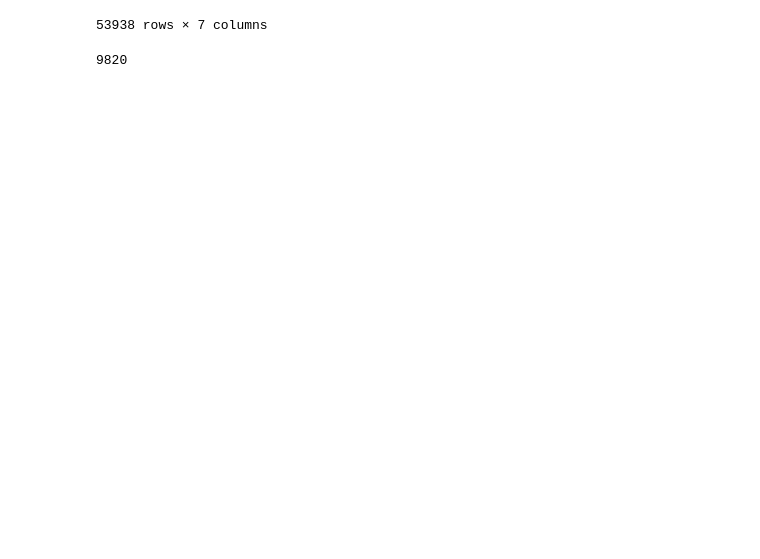
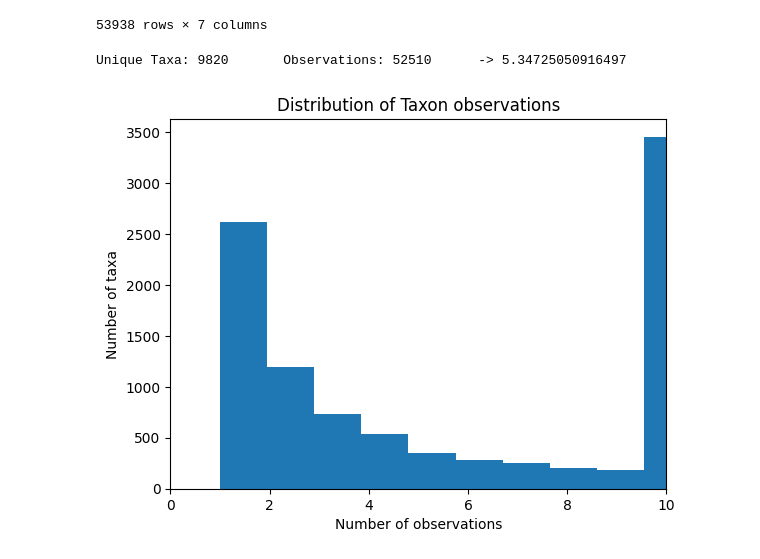
Before and after one commit to lukekoch/maia-obb, a Jupyter notebook: 5_hymenoptera_screening.ipynb, the cells around one changed output. Drawn from its saved outputs; the diff is of its cells as text; code cells hidden in the pictures; blank space fills up the shorter version.

```diff
--- a/5_hymenoptera_screening.ipynb
+++ b/5_hymenoptera_screening.ipynb
@@ -29,10 +29,25 @@ display(df)
 | 53936 | 1490 | 8672293 | https://www.inaturalist.org/obser... | https://inaturalist-open-data.s3.... | Megascolia procer procer | 1647442 | NaN |
 | 53937 | 25249 | 110535610 | https://www.inaturalist.org/obser... | https://static.inaturalist.org/ph... | Megascolia procer procer | 1647442 | Simon Enderby |
 53938 rows × 7 columns
-# %%
-len(df["taxon_id"].unique())
-# %% [output]
-9820
+# %%
+len(df['image_url'][df['image_url'].duplicated()].unique())
+df = df.drop_duplicates(subset='image_url', keep='first')
+# %%
+print(f"Unique Taxa: {len(df["taxon_id"].unique())}\tObservations: {len(df)}\t -> {len(df)/len(df["taxon_id"].unique())}")
+# %% [output]
+Unique Taxa: 9820       Observations: 52510      -> 5.34725050916497
+# %%
+import matplotlib.pyplot as plt
+taxon_counts = df['taxon_id'].value_counts()
+
+plt.hist(taxon_counts, bins=20)
+plt.xlabel('Number of observations')
+plt.ylabel('Number of taxa')
+plt.xlim([0,10])
+plt.title('Distribution of Taxon observations')
+plt.show()
+# %% [output]
+[figure, added]
 # %%
 results = []
 
```
Also changed, not shown: parts of 6 cells of this notebook, 1 other file.
